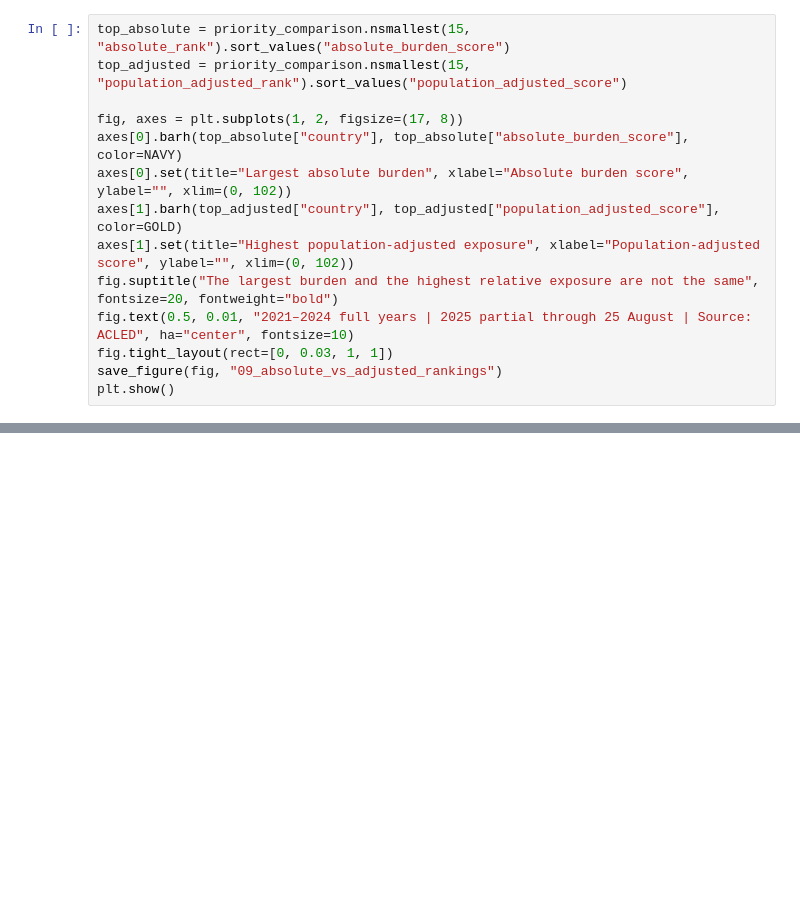
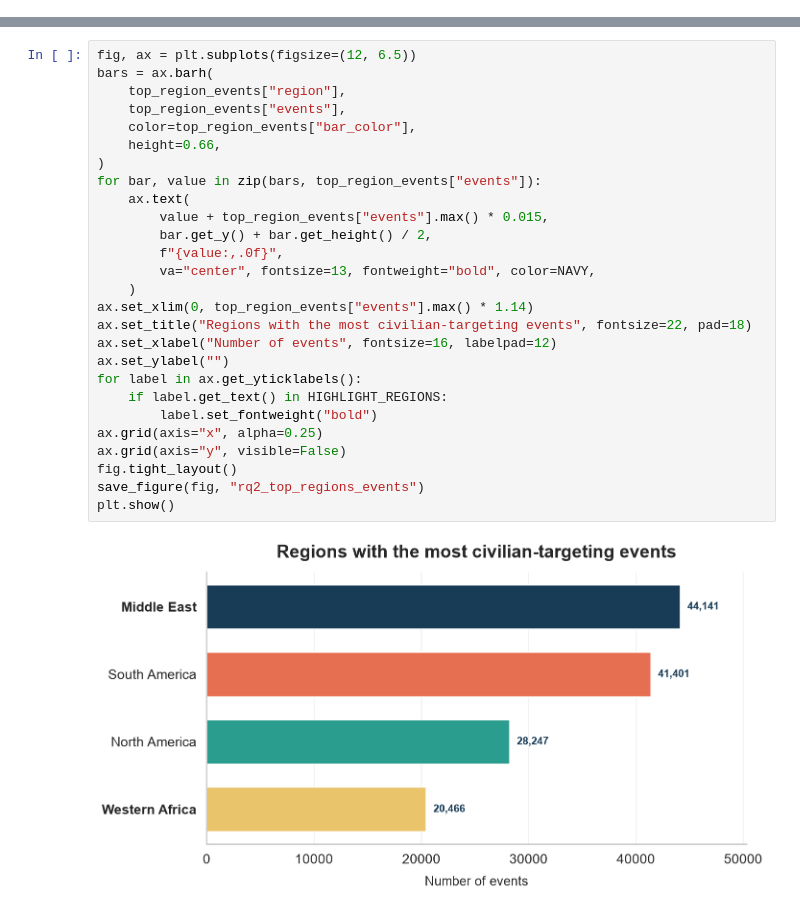
Before and after one commit to nikswh/datavisualization-project, a Jupyter notebook: 02_acled_eda.ipynb, the cells around one changed output, grey strips where cells are left out. Cells and saved outputs as stored; diff of their text form; blank space fills up the shorter version.

```diff
--- a/02_acled_eda.ipynb
+++ b/02_acled_eda.ipynb
@@ -1037,14 +0,0 @@ plt.show()
-# %%
-top_absolute = priority_comparison.nsmallest(15, "absolute_rank").sort_values("absolute_burden_score")
-top_adjusted = priority_comparison.nsmallest(15, "population_adjusted_rank").sort_values("population_adjusted_score")
-
-fig, axes = plt.subplots(1, 2, figsize=(17, 8))
-axes[0].barh(top_absolute["country"], top_absolute["absolute_burden_score"], color=NAVY)
-axes[0].set(title="Largest absolute burden", xlabel="Absolute burden score", ylabel="", xlim=(0, 102))
-axes[1].barh(top_adjusted["country"], top_adjusted["population_adjusted_score"], color=GOLD)
-axes[1].set(title="Highest population-adjusted exposure", xlabel="Population-adjusted score", ylabel="", xlim=(0, 102))
-fig.suptitle("The largest burden and the highest relative exposure are not the same", fontsize=20, fontweight="bold")
-fig.text(0.5, 0.01, "2021–2024 full years | 2025 partial through 25 August | Source: ACLED", ha="center", fontsize=10)
-fig.tight_layout(rect=[0, 0.03, 1, 1])
-save_figure(fig, "09_absolute_vs_adjusted_rankings")
-plt.show()
@@ -1174,0 +176,29 @@ Figures: /Users/nicole/Desktop/projects/datavis/outputs/eda_figures
+# %%
+fig, ax = plt.subplots(figsize=(12, 6.5))
+bars = ax.barh(
+    top_region_events["region"],
+    top_region_events["events"],
+    color=top_region_events["bar_color"],
+    height=0.66,
+)
+for bar, value in zip(bars, top_region_events["events"]):
+    ax.text(
+        value + top_region_events["events"].max() * 0.015,
+        bar.get_y() + bar.get_height() / 2,
+        f"{value:,.0f}",
+        va="center", fontsize=13, fontweight="bold", color=NAVY,
+    )
+ax.set_xlim(0, top_region_events["events"].max() * 1.14)
+ax.set_title("Regions with the most civilian-targeting events", fontsize=22, pad=18)
+ax.set_xlabel("Number of events", fontsize=16, labelpad=12)
+ax.set_ylabel("")
+for label in ax.get_yticklabels():
+    if label.get_text() in HIGHLIGHT_REGIONS:
+        label.set_fontweight("bold")
+ax.grid(axis="x", alpha=0.25)
+ax.grid(axis="y", visible=False)
+fig.tight_layout()
+save_figure(fig, "rq2_top_regions_events")
+plt.show()
+# %% [output]
+[figure, added]
```
Also changed, not shown: parts of 67 cells of this notebook, 6 other files.
